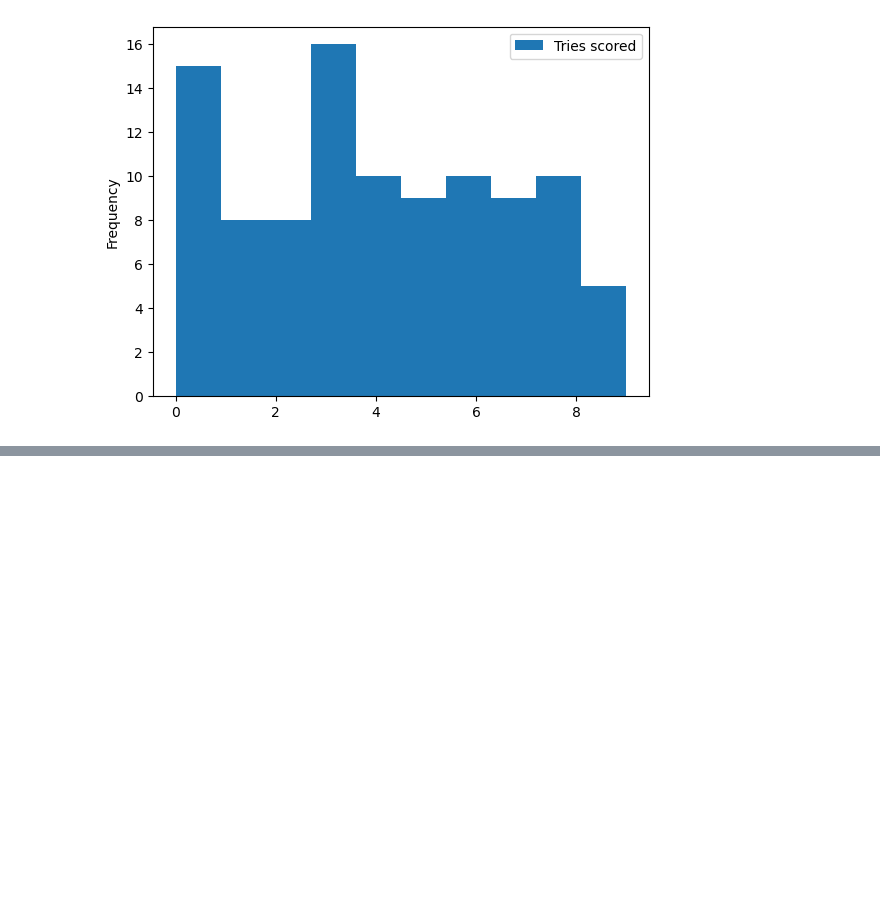
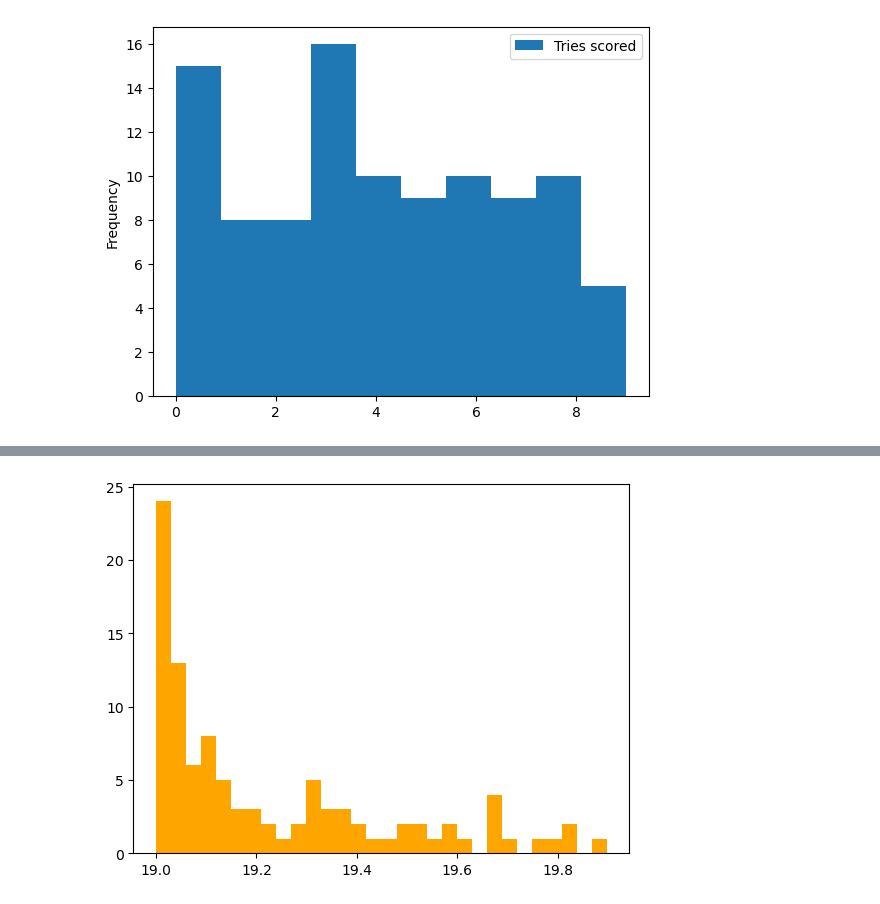
Before and after one commit to horgano/PfDA-Project-1, a Jupyter notebook: PfDA Project1.ipynb, the cells around one changed output, grey strips where cells are left out. Cells and saved outputs as stored; diff of their text form; code cells hidden in the pictures; blank space fills up the shorter version.

```diff
--- a/PfDA Project1.ipynb
+++ b/PfDA Project1.ipynb
@@ -245,3 +252,9 @@ plt.show()
+# %%
+ages = 19 + np.random.beta(.5, 2, size=100)
+plt.hist(ages, bins=30,  color='orange')
+plt.show()
+# %% [output]
+[figure, added]
 # %%
 #print (x)
 # %%
```
Also changed, not shown: parts of 4 cells of this notebook.
